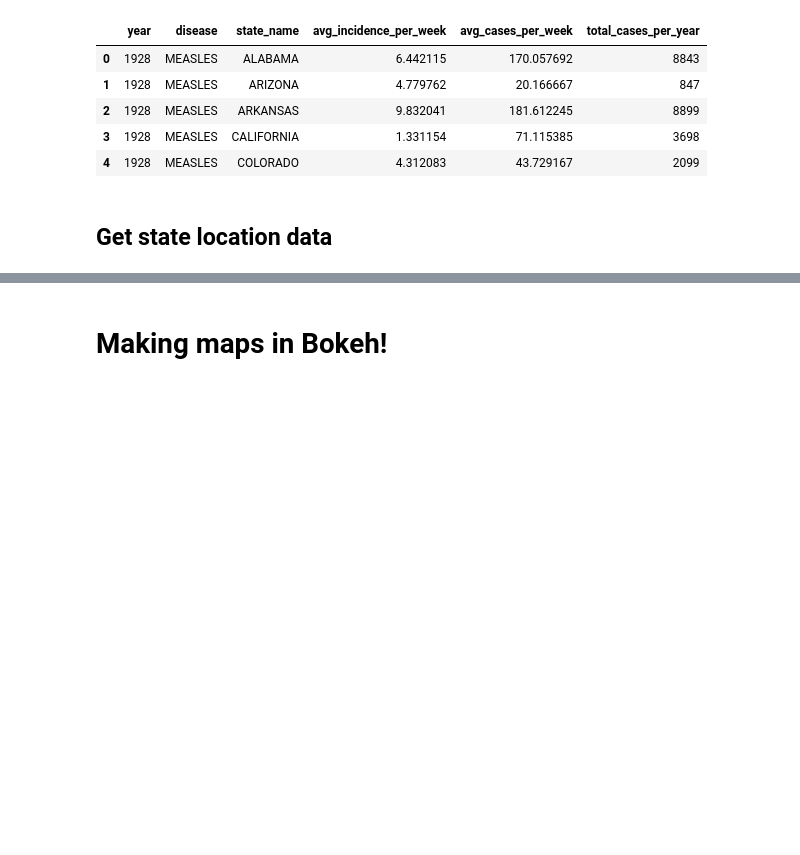
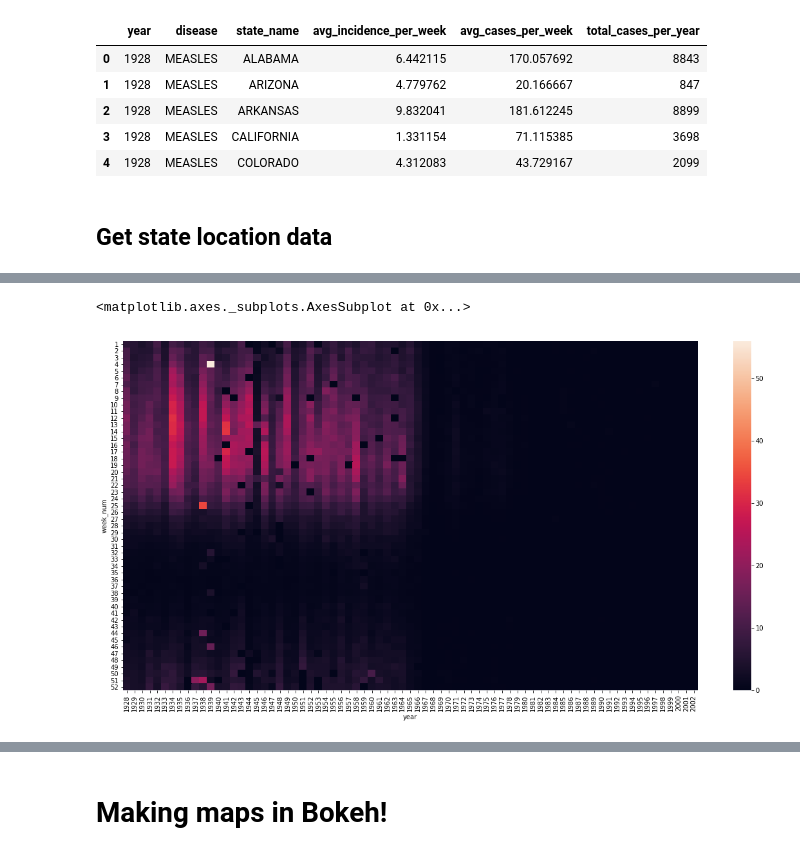
Before and after one commit to CS10-LABS7-MBP/measles_map, a Jupyter notebook: mapping_measles.ipynb, the cells around one changed output, grey strips where cells are left out. Saved outputs shown, nothing was run; the diff lists cells and outputs as text; code cells hidden in the pictures; blank space fills up the shorter version.

```diff
--- a/mapping_measles.ipynb
+++ b/mapping_measles.ipynb
@@ -103,0 +127,2 @@ def state_data(df):
+# %%
+measles_year_week = summarise(measles, group_by=["week_num", "year"])
@@ -103,0 +161,6 @@ def state_data(df):
+# %%
+f, ax = plt.subplots(figsize=(20, 10))
+sns.heatmap(heatmap_src, annot=False, fmt="d", linewidths=0, ax=ax)
+# %% [output]
+<matplotlib.axes._subplots.AxesSubplot at 0x...>
+[figure, added]
```
Also changed, not shown: parts of 30 cells of this notebook.
